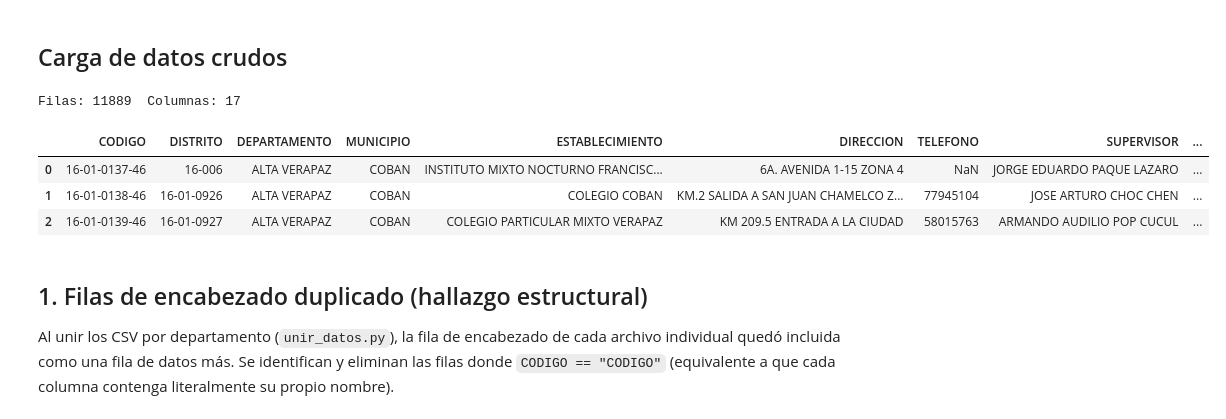
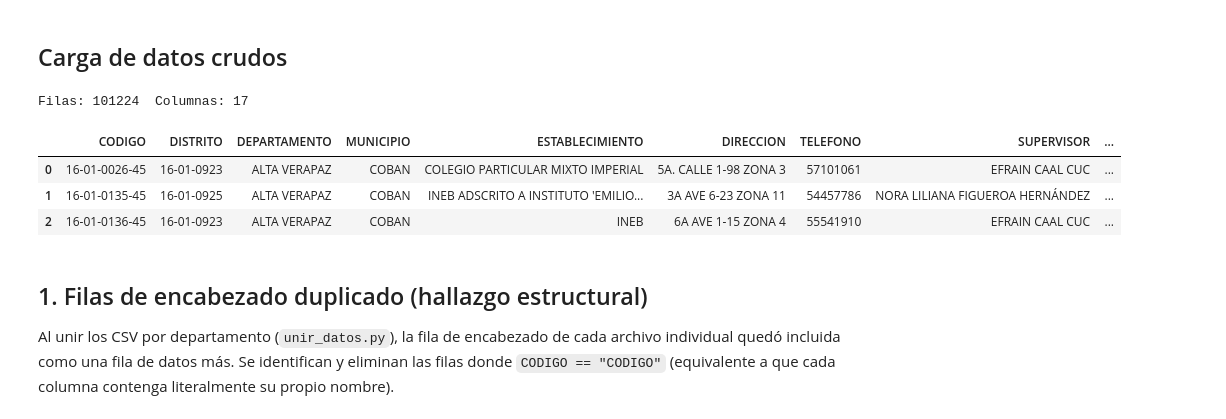
Before and after one commit to Sofilayerdi/Proyecto1-DS, a Jupyter notebook: notebooks/02_limpieza.ipynb, the cells around one changed output. Cells and saved outputs as stored; diff of their text form; code cells hidden in the pictures.

```diff
--- a/notebooks/02_limpieza.ipynb
+++ b/notebooks/02_limpieza.ipynb
@@ -32,15 +32,15 @@ def registrar(variable, problema, transformacion, registros_afectados, justifica
 # %% [markdown]
 ## Carga de datos crudos
 # %%
-df = pd.read_csv("../data/processed/centros_educativos_gt.csv", dtype=str, encoding="utf-8", header=1)
+df = pd.read_csv("../data/processed/centros_educativos_gt.csv", dtype=str, encoding="utf-8-sig", header=1)
 print("Filas:", len(df), " Columnas:", len(df.columns))
 df.head(3)
 # %% [output]
-Filas: 11889  Columnas: 17
+Filas: 101224  Columnas: 17
 |  | CODIGO | DISTRITO | DEPARTAMENTO | MUNICIPIO | ESTABLECIMIENTO | DIRECCION | TELEFONO | SUPERVISOR | ... |
-| 0 | 16-01-0137-46 | 16-006 | ALTA VERAPAZ | COBAN | INSTITUTO MIXTO NOCTURNO FRANCISC... | 6A. AVENIDA 1-15 ZONA 4 | NaN | JORGE EDUARDO PAQUE LAZARO | ... |
-| 1 | 16-01-0138-46 | 16-01-0926 | ALTA VERAPAZ | COBAN | COLEGIO COBAN | KM.2 SALIDA A SAN JUAN CHAMELCO Z... | 77945104 | JOSE ARTURO CHOC CHEN | ... |
-| 2 | 16-01-0139-46 | 16-01-0927 | ALTA VERAPAZ | COBAN | COLEGIO PARTICULAR MIXTO VERAPAZ | KM 209.5 ENTRADA A LA CIUDAD | 58015763 | ARMANDO AUDILIO POP CUCUL | ... |
+| 0 | 16-01-0026-45 | 16-01-0923 | ALTA VERAPAZ | COBAN | COLEGIO PARTICULAR MIXTO IMPERIAL | 5A. CALLE 1-98 ZONA 3 | 57101061 | EFRAIN CAAL CUC | ... |
+| 1 | 16-01-0135-45 | 16-01-0925 | ALTA VERAPAZ | COBAN | INEB ADSCRITO A INSTITUTO 'EMILIO... | 3A AVE 6-23 ZONA 11 | 54457786 | NORA LILIANA FIGUEROA HERNÁNDEZ | ... |
+| 2 | 16-01-0136-45 | 16-01-0923 | ALTA VERAPAZ | COBAN | INEB | 6A AVE 1-15 ZONA 4 | 55541910 | EFRAIN CAAL CUC | ... |
 # %% [markdown]
 ## 1. Filas de encabezado duplicado (hallazgo estructural)
 
```
Also changed, not shown: parts of 16 cells of this notebook, 2 other files.
